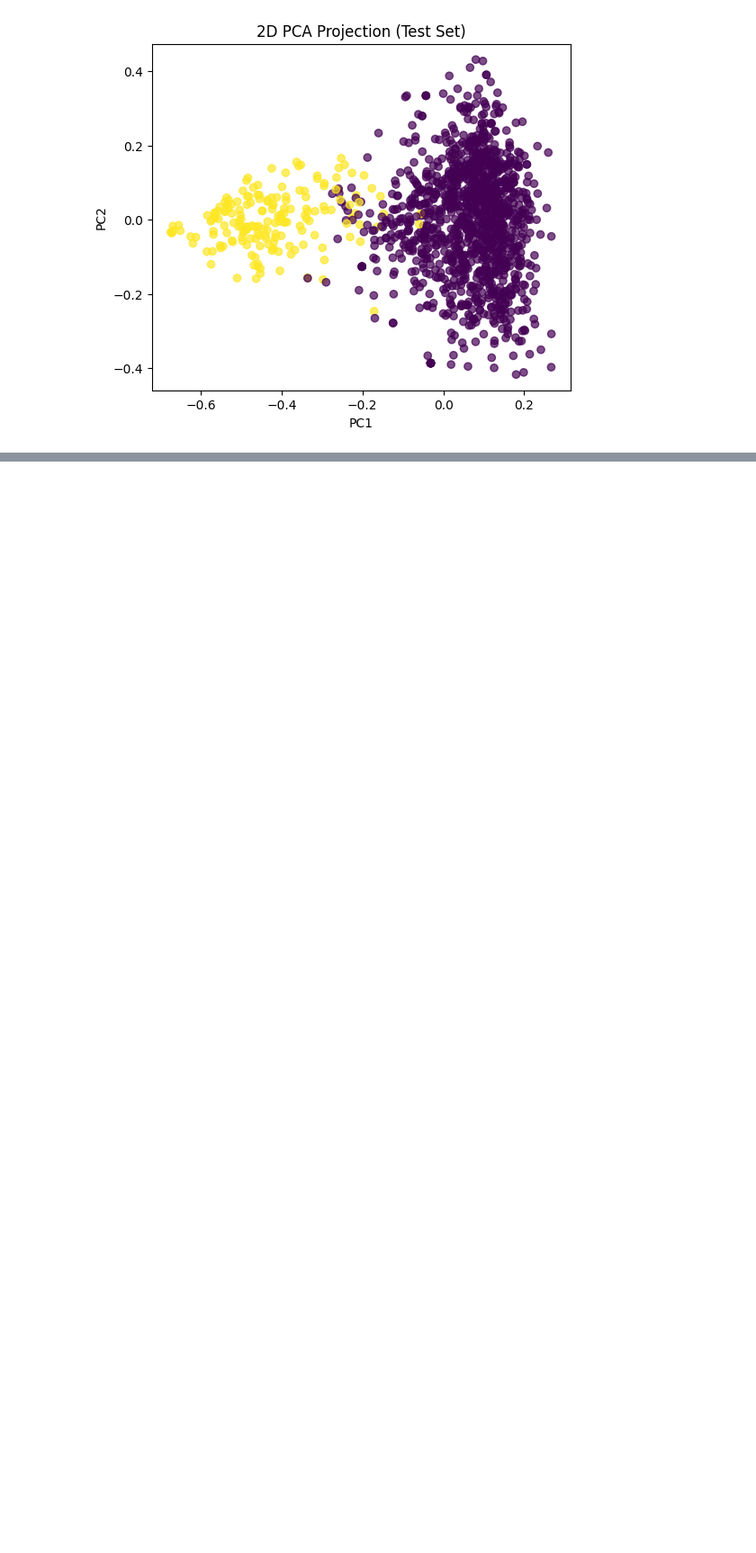
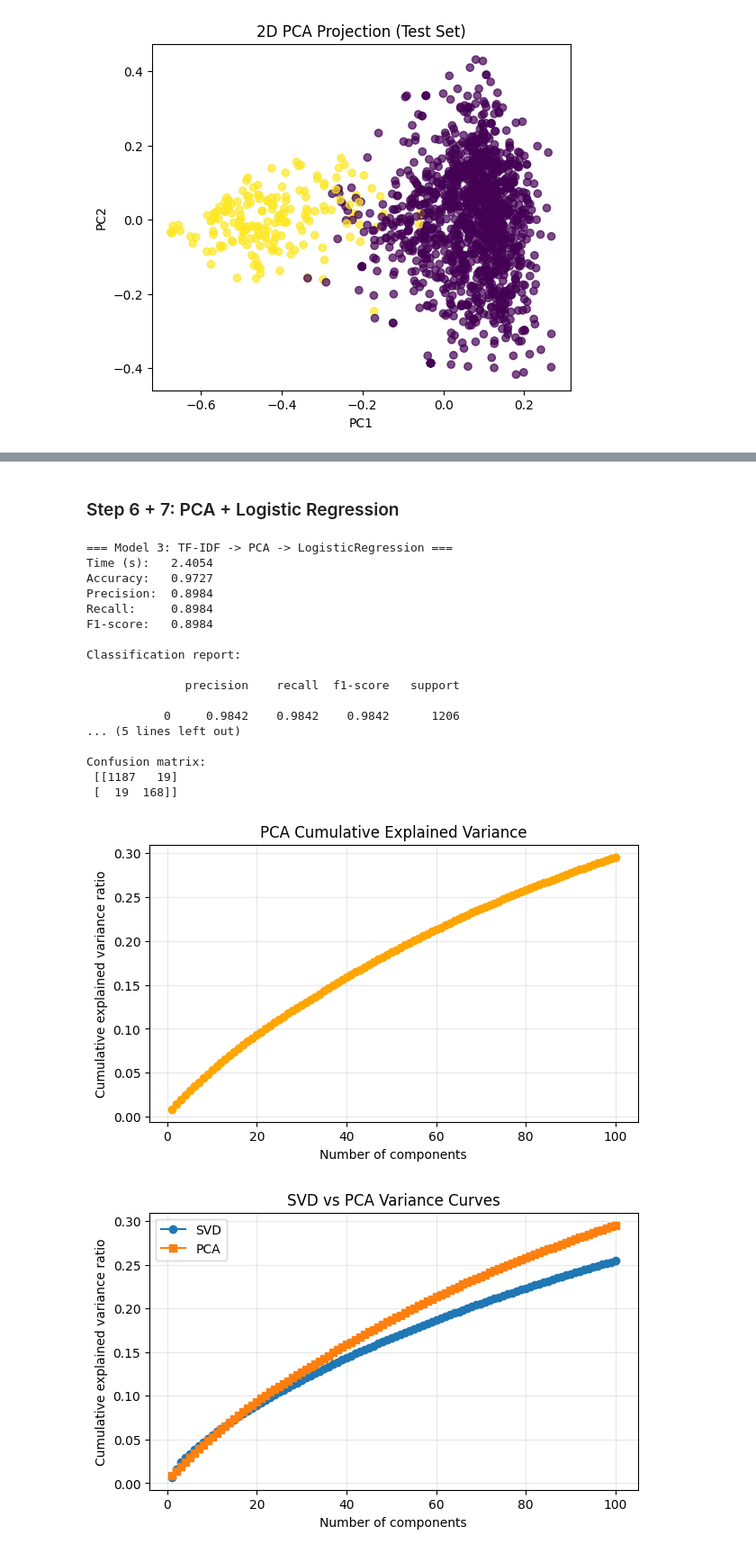
Before and after one commit to thuan20132000/conestoga-final-presentation-ml, a Jupyter notebook: ml_text_classification_outline.ipynb, the cells around one changed output, grey strips where cells are left out. Shown at 90% size. Drawn from its saved outputs; the diff is of its cells as text; code cells hidden in the pictures; blank space fills up the shorter version.

```diff
--- a/ml_text_classification_outline.ipynb
+++ b/ml_text_classification_outline.ipynb
@@ -205,0 +397,61 @@ plt.show()
+# %% [markdown]
+### Step 6 + 7: PCA + Logistic Regression
+# %%
+start = time.perf_counter()
+
+X_train_dense = X_train_tfidf.toarray()
+X_test_dense = X_test_tfidf.toarray()
+
+scaler = StandardScaler(with_mean=True, with_std=True)
+X_train_scaled = scaler.fit_transform(X_train_dense)
+X_test_scaled = scaler.transform(X_test_dense)
+
+pca = PCA(n_components=N_COMPONENTS, random_state=RANDOM_STATE)
+X_train_pca = pca.fit_transform(X_train_scaled)
+X_test_pca = pca.transform(X_test_scaled)
+
+lr_pca = LogisticRegression(max_iter=2000, random_state=RANDOM_STATE)
+lr_pca.fit(X_train_pca, y_train)
+y_pred_pca = lr_pca.predict(X_test_pca)
+
+elapsed_pca = time.perf_counter() - start
+res_pca = evaluate_binary_model("Model 3: TF-IDF -> PCA -> LogisticRegression", y_test, y_pred_pca, elapsed_pca)
+
+cum_var_pca = np.cumsum(pca.explained_variance_ratio_)
+plt.figure(figsize=(7, 4))
+plt.plot(range(1, len(cum_var_pca) + 1), cum_var_pca, marker="o", color="orange")
+plt.title("PCA Cumulative Explained Variance")
+plt.xlabel("Number of components")
+plt.ylabel("Cumulative explained variance ratio")
+plt.grid(True, alpha=0.3)
+plt.show()
+
+plt.figure(figsize=(7, 4))
+plt.plot(range(1, len(cum_var_svd) + 1), cum_var_svd, label="SVD", marker="o")
+plt.plot(range(1, len(cum_var_pca) + 1), cum_var_pca, label="PCA", marker="s")
+plt.title("SVD vs PCA Variance Curves")
+plt.xlabel("Number of components")
+plt.ylabel("Cumulative explained variance ratio")
+plt.legend()
+plt.grid(True, alpha=0.3)
+plt.show()
+# %% [output]
+=== Model 3: TF-IDF -> PCA -> LogisticRegression ===
+Time (s):   2.4054
+Accuracy:   0.9727
+Precision:  0.8984
+Recall:     0.8984
+F1-score:   0.8984
+
+Classification report:
+
+              precision    recall  f1-score   support
+
+           0     0.9842    0.9842    0.9842      1206
+... (5 lines left out)
+
+Confusion matrix:
+ [[1187   19]
+ [  19  168]]
+[figure, added]
+[figure, added]
```
Also changed, not shown: parts of 22 cells of this notebook.
